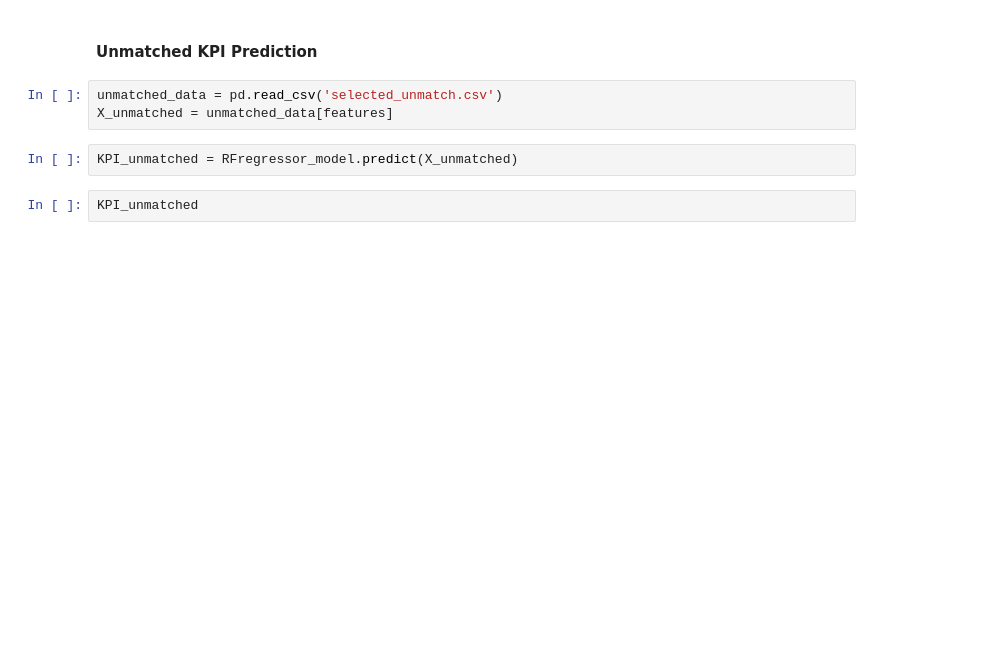
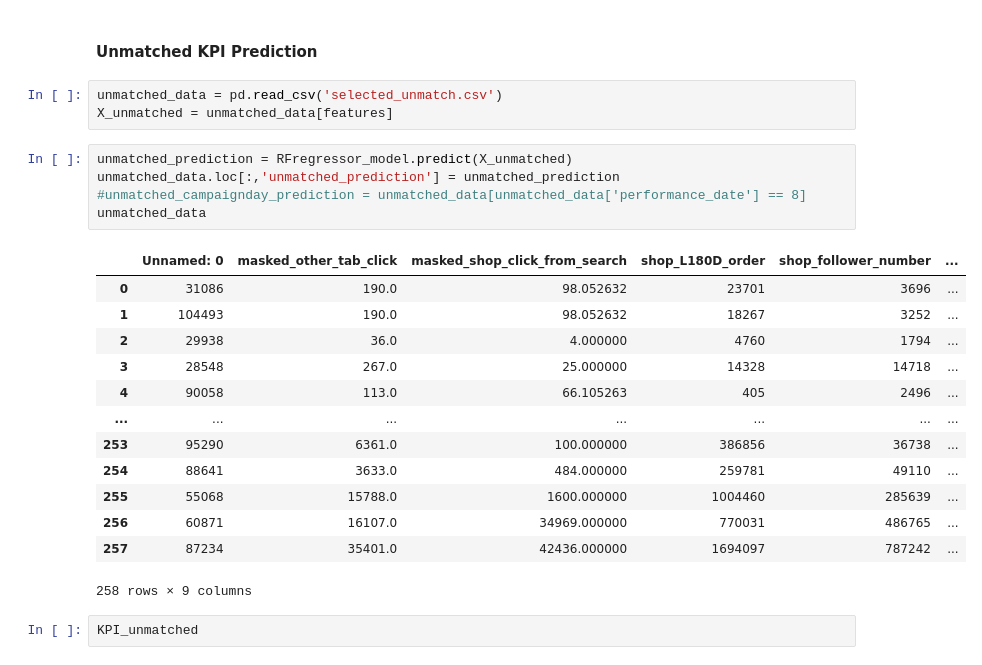
Before and after one commit to Team-gdkOvO-Final-Year-Project/gkdOvO, a Jupyter notebook: Model/Cluster Selection - Matched + KPI (orders) Prediction.ipynb, the cells around one changed output. Drawn from its saved outputs; the diff is of its cells as text; blank space fills up the shorter version.

```diff
--- a/Model/Cluster Selection - Matched + KPI (orders) Prediction.ipynb
+++ b/Model/Cluster Selection - Matched + KPI (orders) Prediction.ipynb
@@ -349,8 +349,25 @@ Name: predicted_orders, Length: 2562, dtype: float64
 # %%
 unmatched_data = pd.read_csv('selected_unmatch.csv')
 X_unmatched = unmatched_data[features]
-# %%
-KPI_unmatched = RFregressor_model.predict(X_unmatched)
+# %%
+unmatched_prediction = RFregressor_model.predict(X_unmatched)
+unmatched_data.loc[:,'unmatched_prediction'] = unmatched_prediction
+#unmatched_campaignday_prediction = unmatched_data[unmatched_data['performance_date'] == 8]
+unmatched_data
+# %% [output]
+|  | Unnamed: 0 | masked_other_tab_click | masked_shop_click_from_search | shop_L180D_order | shop_follower_number | ... |
+| 0 | 31086 | 190.0 | 98.052632 | 23701 | 3696 | ... |
+| 1 | 104493 | 190.0 | 98.052632 | 18267 | 3252 | ... |
+| 2 | 29938 | 36.0 | 4.000000 | 4760 | 1794 | ... |
+| 3 | 28548 | 267.0 | 25.000000 | 14328 | 14718 | ... |
+| 4 | 90058 | 113.0 | 66.105263 | 405 | 2496 | ... |
+| ... | ... | ... | ... | ... | ... | ... |
+| 253 | 95290 | 6361.0 | 100.000000 | 386856 | 36738 | ... |
+| 254 | 88641 | 3633.0 | 484.000000 | 259781 | 49110 | ... |
+| 255 | 55068 | 15788.0 | 1600.000000 | 1004460 | 285639 | ... |
+| 256 | 60871 | 16107.0 | 34969.000000 | 770031 | 486765 | ... |
+| 257 | 87234 | 35401.0 | 42436.000000 | 1694097 | 787242 | ... |
+258 rows × 9 columns
 # %%
 KPI_unmatched
 # %% [output]
```
Also changed, not shown: parts of 7 cells of this notebook.
